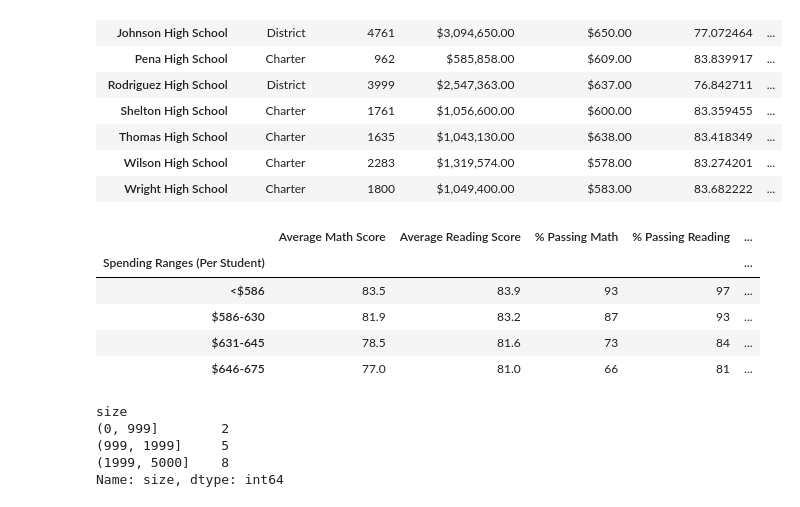
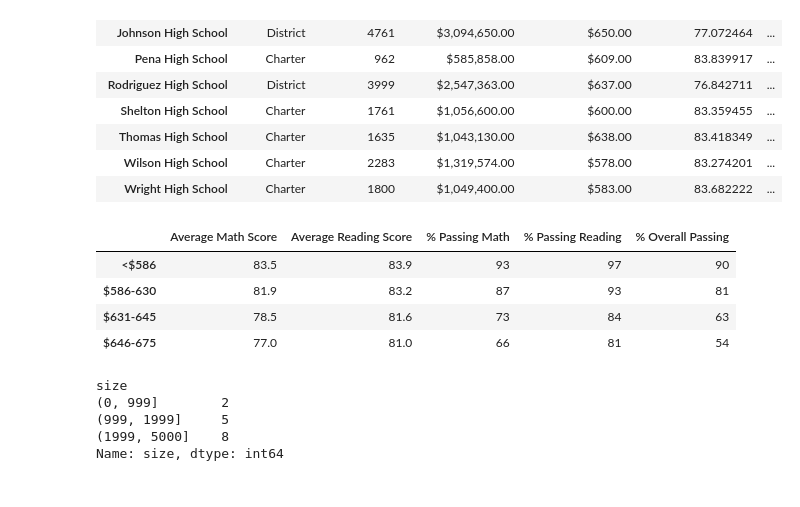
Before and after one commit to lallben/School_District_Analysis, a Jupyter notebook: PyCitySchools.ipynb, the cells around one changed output. Saved outputs shown, nothing was run; the diff lists cells and outputs as text; code cells hidden in the pictures.

```diff
--- a/PyCitySchools.ipynb
+++ b/PyCitySchools.ipynb
@@ -908,22 +918,23 @@ spending_passing_reading = per_school_summary_df.groupby(["Spending Ranges (Per
 
 overall_passing_spending = per_school_summary_df.groupby(["Spending Ranges (Per Student)"]).mean()["% Overall Passing"]
 # %%
-# Assemble Spedning Summary into DataFrame and format output.
+# Assemble Spending Summary into DataFrame and format output.
 spending_summary_df = pd.DataFrame({
           "Average Math Score" : spending_math_scores.map("{:,.1f}".format),
           "Average Reading Score": spending_reading_scores.map("{:,.1f}".format),
           "% Passing Math": spending_passing_math.map("{:,.0f}".format),
           "% Passing Reading": spending_passing_reading.map("{:,.0f}".format),
           "% Overall Passing": overall_passing_spending.map("{:,.0f}".format)})
 
+spending_summary_df.index.name= None
+
 spending_summary_df
 # %% [output]
-|  | Average Math Score | Average Reading Score | % Passing Math | % Passing Reading | ... |
-| Spending Ranges (Per Student) |  |  |  |  | ... |
-| <$586 | 83.5 | 83.9 | 93 | 97 | ... |
-| $586-630 | 81.9 | 83.2 | 87 | 93 | ... |
-| $631-645 | 78.5 | 81.6 | 73 | 84 | ... |
-| $646-675 | 77.0 | 81.0 | 66 | 81 | ... |
+|  | Average Math Score | Average Reading Score | % Passing Math | % Passing Reading | % Overall Passing |
+| <$586 | 83.5 | 83.9 | 93 | 97 | 90 |
+| $586-630 | 81.9 | 83.2 | 87 | 93 | 81 |
+| $631-645 | 78.5 | 81.6 | 73 | 84 | 63 |
+| $646-675 | 77.0 | 81.0 | 66 | 81 | 54 |
 # %%
 # Cut the per_school_size into ranges.
 size_bins = [0, 999, 1999,5000]
```
Also changed, not shown: parts of 3 cells of this notebook, 1 other file.
